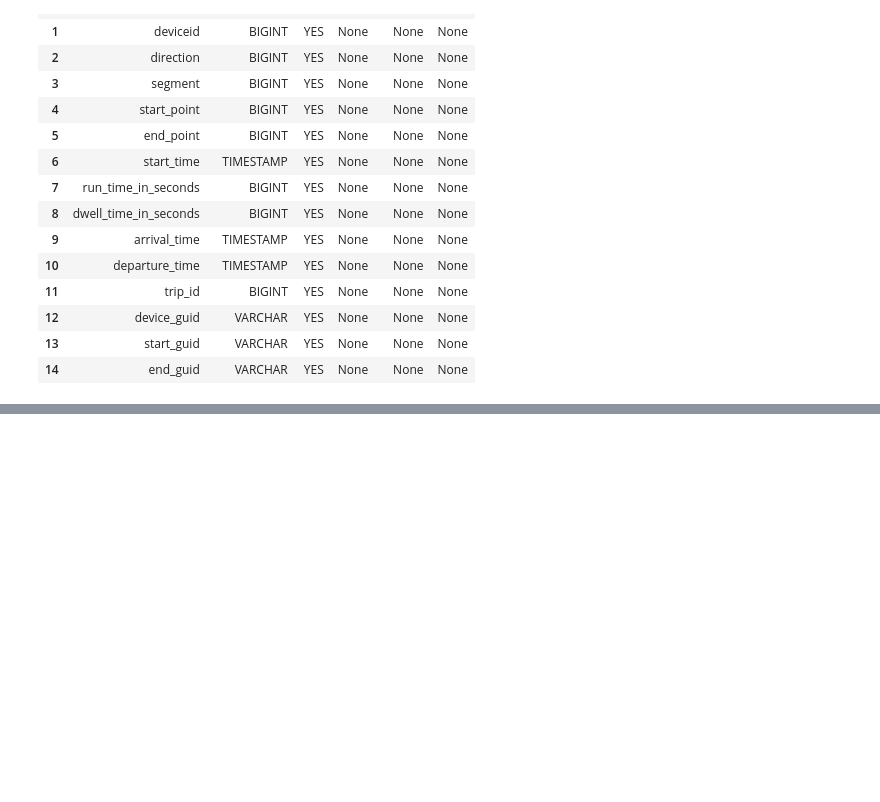
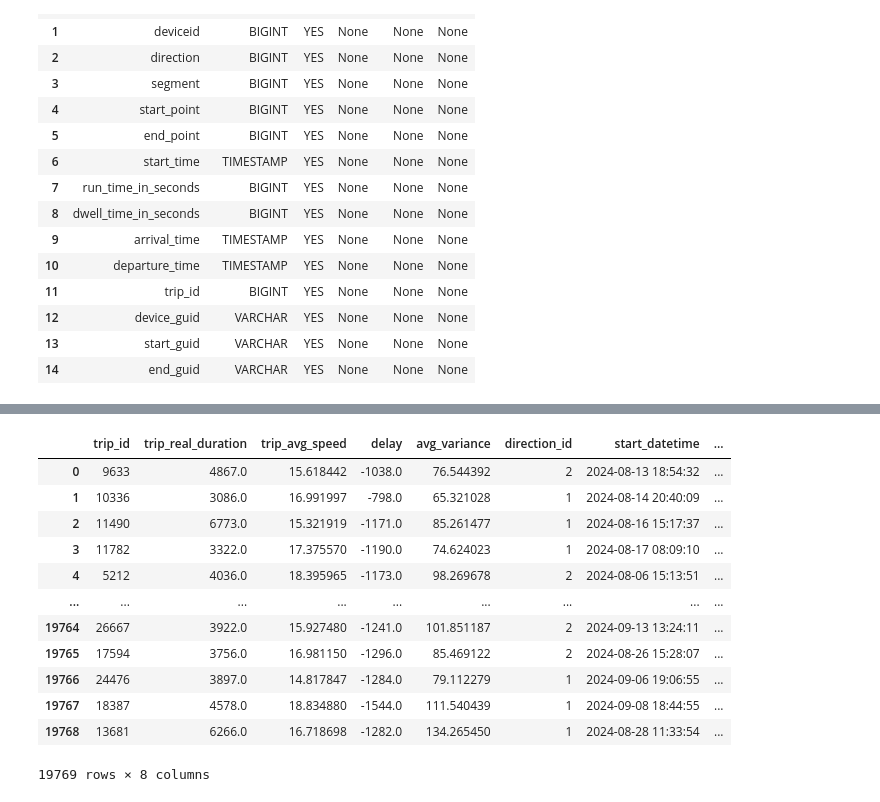
Before and after one commit to Dusuan/ml-proyects, a Jupyter notebook: bus_proyect_pipeline/bus.ipynb, the cells around one changed output, grey strips where cells are left out. Cells and saved outputs as stored; diff of their text form; code cells hidden in the pictures; blank space fills up the shorter version.

```diff
--- a/bus_proyect_pipeline/bus.ipynb
+++ b/bus_proyect_pipeline/bus.ipynb
@@ -429,11 +495,14 @@ con.execute("""""")
 # %%
-segments_from_trip = con.execute("""
+final_time_df = con.execute("""
     SELECT
         s.trip_id,
         s.trip_real_duration,
         s.trip_avg_speed,
-        s.deviceid,
-        (s.trip_real_duration - t.scheduled_duration) AS delay
+        (s.trip_real_duration - t.scheduled_duration) AS delay,
+        s.avg_variance,
+        t.direction_id,
+        s.start_datetime,
+        s.end_datetime
 
     FROM trip_segments_full s
     JOIN trip_tweak.parquet t
@@ -480,0 +566,16 @@ Name: 0, dtype: float64
+# %%
+final_time_df
+# %% [output]
+|  | trip_id | trip_real_duration | trip_avg_speed | delay | avg_variance | direction_id | start_datetime | ... |
+| 0 | 9633 | 4867.0 | 15.618442 | -1038.0 | 76.544392 | 2 | 2024-08-13 18:54:32 | ... |
+| 1 | 10336 | 3086.0 | 16.991997 | -798.0 | 65.321028 | 1 | 2024-08-14 20:40:09 | ... |
+| 2 | 11490 | 6773.0 | 15.321919 | -1171.0 | 85.261477 | 1 | 2024-08-16 15:17:37 | ... |
+| 3 | 11782 | 3322.0 | 17.375570 | -1190.0 | 74.624023 | 1 | 2024-08-17 08:09:10 | ... |
+| 4 | 5212 | 4036.0 | 18.395965 | -1173.0 | 98.269678 | 2 | 2024-08-06 15:13:51 | ... |
+| ... | ... | ... | ... | ... | ... | ... | ... | ... |
+| 19764 | 26667 | 3922.0 | 15.927480 | -1241.0 | 101.851187 | 2 | 2024-09-13 13:24:11 | ... |
+| 19765 | 17594 | 3756.0 | 16.981150 | -1296.0 | 85.469122 | 2 | 2024-08-26 15:28:07 | ... |
+| 19766 | 24476 | 3897.0 | 14.817847 | -1284.0 | 79.112279 | 1 | 2024-09-06 19:06:55 | ... |
+| 19767 | 18387 | 4578.0 | 18.834880 | -1544.0 | 111.540439 | 1 | 2024-09-08 18:44:55 | ... |
+| 19768 | 13681 | 6266.0 | 16.718698 | -1282.0 | 134.265450 | 1 | 2024-08-28 11:33:54 | ... |
+19769 rows × 8 columns
```
Also changed, not shown: parts of 45 cells of this notebook.
